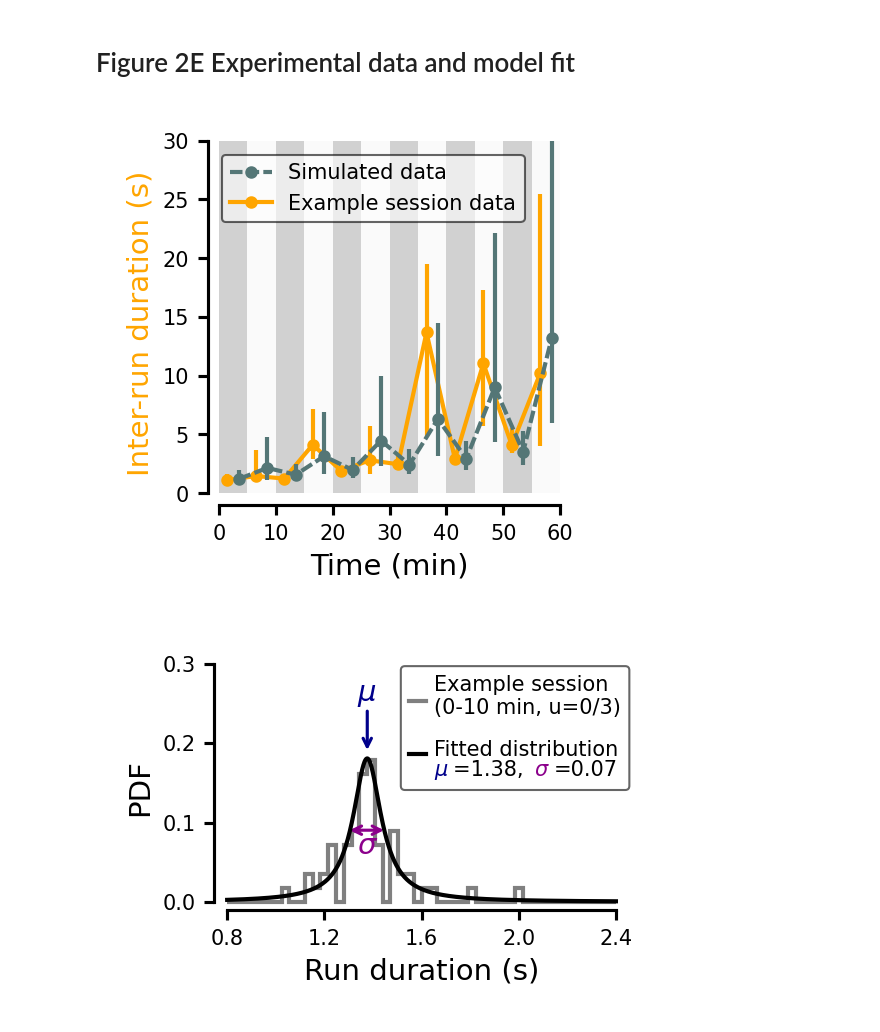
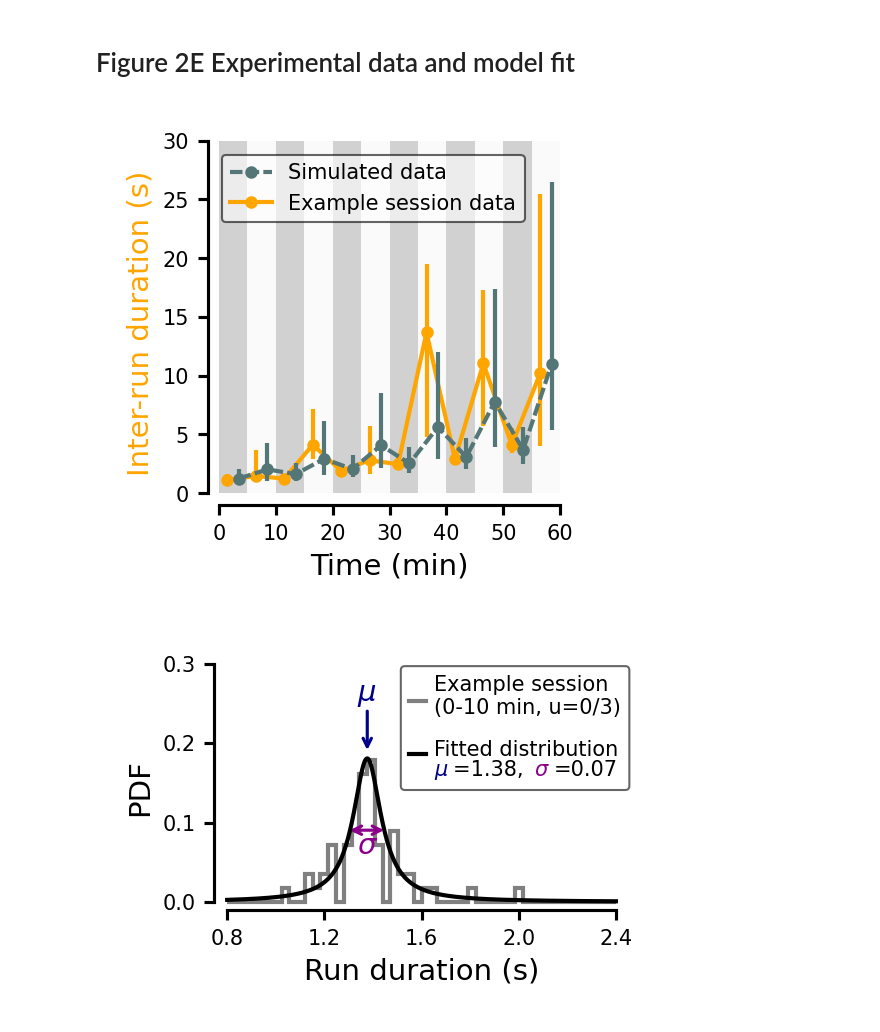
Before and after one commit to HeathenToaster/RunningFastAndSlow, a Jupyter notebook: Figure_2.ipynb, the cells around one changed output. Saved outputs shown, nothing was run; the diff lists cells and outputs as text; code cells hidden in the pictures.

Commit message:
Fix model reconstruction (.9 and .1 -> binomial) MP model error (S2+S7,  process all ~10h -> 40min), update pickles Fix F2, S2, S7 reconstructions plots (<1% change in params)

```diff
--- a/Figure_2.ipynb
+++ b/Figure_2.ipynb
@@ -564,50 +541,36 @@ def Figure2E(root=root, ax=None, show_ylabel=False, animal=example_rat, session=
 
 
     # fit, generate samples from distribution with fit parameters, take median
-    N_bins = 6
-    N_avg = 4
     ex_alpha, ex_alpha_t, ex_alpha_u, ex_gamma, ex_gamma_t, ex_gamma_u = pickle.load(open("picklejar/example_session_fit_inter_run_duration.p", "rb"))
-    ALPHA = np.zeros((N_bins, N_avg))
-    GAMMA = np.zeros((N_bins, N_avg))
 
-    for bin in range(N_bins):
-        for avg in range(N_avg):
-            ALPHA[bin, avg] = ex_alpha + bin*ex_alpha_t + avg*ex_alpha_u
-            GAMMA[bin, avg] = ex_gamma + bin*ex_gamma_t + avg*ex_gamma_u
-
-    a = []
-    g = []
-    for i in range(6):
-        a.append(.9*ALPHA[i][0]+0.1*ALPHA[i][1])
-        a.append(.9*ALPHA[i][-1]+0.1*ALPHA[i][-2])
-        g.append(.9*GAMMA[i][0]+0.1*GAMMA[i][1])
-        g.append(.9*GAMMA[i][-1]+0.1*GAMMA[i][-2])
+    a = reconstruct_param(ex_alpha, ex_alpha_t, ex_alpha_u)
+    g = reconstruct_param(ex_gamma, ex_gamma_t, ex_gamma_u)
 
     res = [generate_idle_time(a[i], g[i], 1000) for i in range(12)]
     medians = [np.median(res[i]) for i in range(12)]
     bot_percentiles = [np.percentile(res[i], 25) for i in range(12)]
     top_percentiles = [np.percentile(res[i], 75) for i in range(12)]
 
     ax.errorbar([1+(blocks[i][1] + blocks[i][0])/120 for i in range(0, len(blocks))],
                 medians,
                 yerr=[[medians[i]-bot_percentiles[i] for i in range(12)], [top_percentiles[i]-medians[i] for i in range(12)]],
                 color=rat_markers[example_rat][0], marker='o', ms=2, ls=(0, (3, 1)), zorder=5)
 
     ax.plot([-100, -101], [-100, -101], color=rat_markers[example_rat][0], marker='o', ms=2, ls=(0, (3, 1)), label='Simulated data', zorder=5)
     ax.plot([-100, -101], [-100, -101], marker='o', ms=2, color='orange', zorder=4, alpha=1, label='Example session data')
 
 
     handles, labels = ax.get_legend_handles_labels()
     unique = [(h, l) for i, (h, l) in enumerate(zip(handles, labels)) if l not in labels[:i]]
     ax.legend(*zip(*unique), loc='upper left', bbox_to_anchor=(0.01, 0.99), handlelength=2,
               frameon=True, fontsize=5, markerscale=1, edgecolor='k',
               facecolor='w').get_frame().set_linewidth(.5)
 
 fig, ax = plt.subplots(1, 1, figsize=(cm2inch(4), cm2inch(4)))
 
 Figure2E(ax=ax, show_ylabel=True)
 # %% [output]
-[figure, old version]
+[figure, new version]
 # %%
 
 def FigureS6ABC(ax=None, timebin=0, historybin=0, plot_base=False, animal=example_rat, session=example_session):
```
Also changed, not shown: parts of 5 cells of this notebook, 15 other files.
